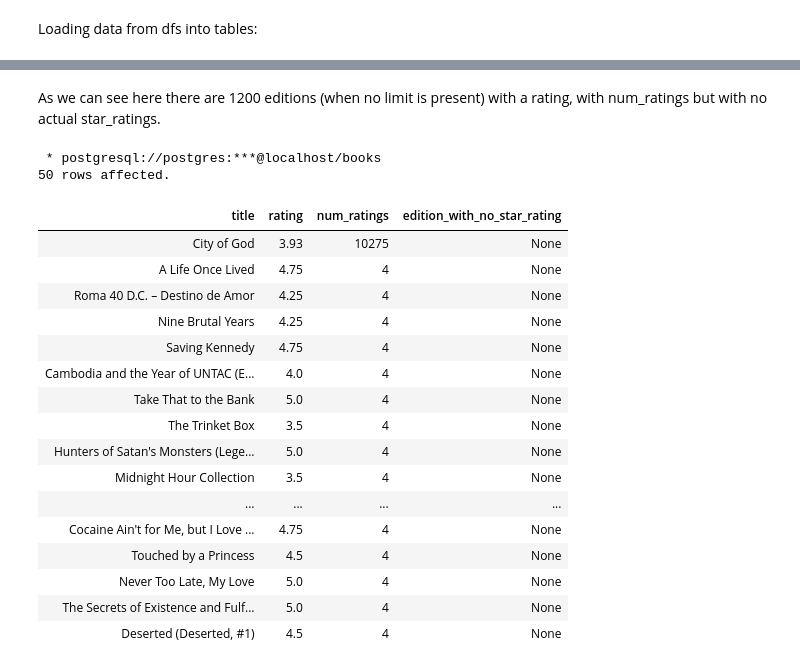
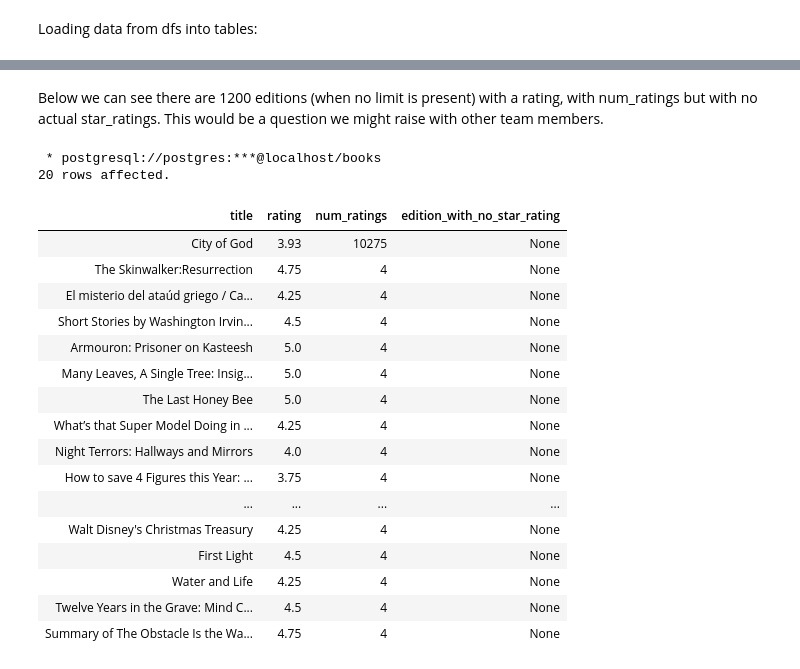
Before and after one commit to codeslp/books_db, a Jupyter notebook: src/books_db.ipynb, the cells around one changed output, grey strips where cells are left out. Drawn from its saved outputs; the diff is of its cells as text; code cells hidden in the pictures.

```diff
--- a/src/books_db.ipynb
+++ b/src/books_db.ipynb
@@ -952,33 +1494,33 @@ WHERE num_ratings IS NULL or num_ratings = 0;
 # %% [markdown]
-As we can see here there are 1200 editions (when no limit is present) with a rating, with num_ratings but with no actual star_ratings.
+Below we can see there are 1200 editions (when no limit is present) with a rating, with num_ratings but with no actual star_ratings. This would be a question we might raise with other team members.
 # %%
 %%sql
 SELECT t.title, e.rating, e.num_ratings, sr.edition_id AS edition_with_no_star_rating
 FROM edition e
 JOIN title t
 ON e.edition_id = t.edition_id
 FULL OUTER JOIN star_rating sr
 ON e.edition_id = sr.edition_id
 WHERE sr.edition_id IS NULL
 ORDER BY e.num_ratings DESC
-LIMIT 50;
+LIMIT 20;
 # %% [output]
  * postgresql://postgres:***@localhost/books
-50 rows affected.
+20 rows affected.
 | title | rating | num_ratings | edition_with_no_star_rating |
 | City of God | 3.93 | 10275 | None |
-| A Life Once Lived | 4.75 | 4 | None |
-| Roma 40 D.C. – Destino de Amor | 4.25 | 4 | None |
-| Nine Brutal Years | 4.25 | 4 | None |
-| Saving Kennedy | 4.75 | 4 | None |
-| Cambodia and the Year of UNTAC (E... | 4.0 | 4 | None |
-| Take That to the Bank | 5.0 | 4 | None |
-| The Trinket Box | 3.5 | 4 | None |
-| Hunters of Satan's Monsters (Lege... | 5.0 | 4 | None |
-| Midnight Hour Collection | 3.5 | 4 | None |
+| The Skinwalker:Resurrection | 4.75 | 4 | None |
+| El misterio del ataúd griego / Ca... | 4.25 | 4 | None |
+| Short Stories by Washington Irvin... | 4.5 | 4 | None |
+| Armouron: Prisoner on Kasteesh | 5.0 | 4 | None |
+| Many Leaves, A Single Tree: Insig... | 5.0 | 4 | None |
+| The Last Honey Bee | 5.0 | 4 | None |
+| What’s that Super Model Doing in ... | 4.25 | 4 | None |
+| Night Terrors: Hallways and Mirrors | 4.0 | 4 | None |
+| How to save 4 Figures this Year: ... | 3.75 | 4 | None |
 | ... | ... | ... | ... |
-| Cocaine Ain't for Me, but I Love ... | 4.75 | 4 | None |
-| Touched by a Princess | 4.5 | 4 | None |
-| Never Too Late, My Love | 5.0 | 4 | None |
-| The Secrets of Existence and Fulf... | 5.0 | 4 | None |
-| Deserted (Deserted, #1) | 4.5 | 4 | None |
+| Walt Disney's Christmas Treasury | 4.25 | 4 | None |
+| First Light | 4.5 | 4 | None |
+| Water and Life | 4.25 | 4 | None |
+| Twelve Years in the Grave: Mind C... | 4.5 | 4 | None |
+| Summary of The Obstacle Is the Wa... | 4.75 | 4 | None |
```
Also changed, not shown: parts of 89 cells of this notebook, 1 other file.
